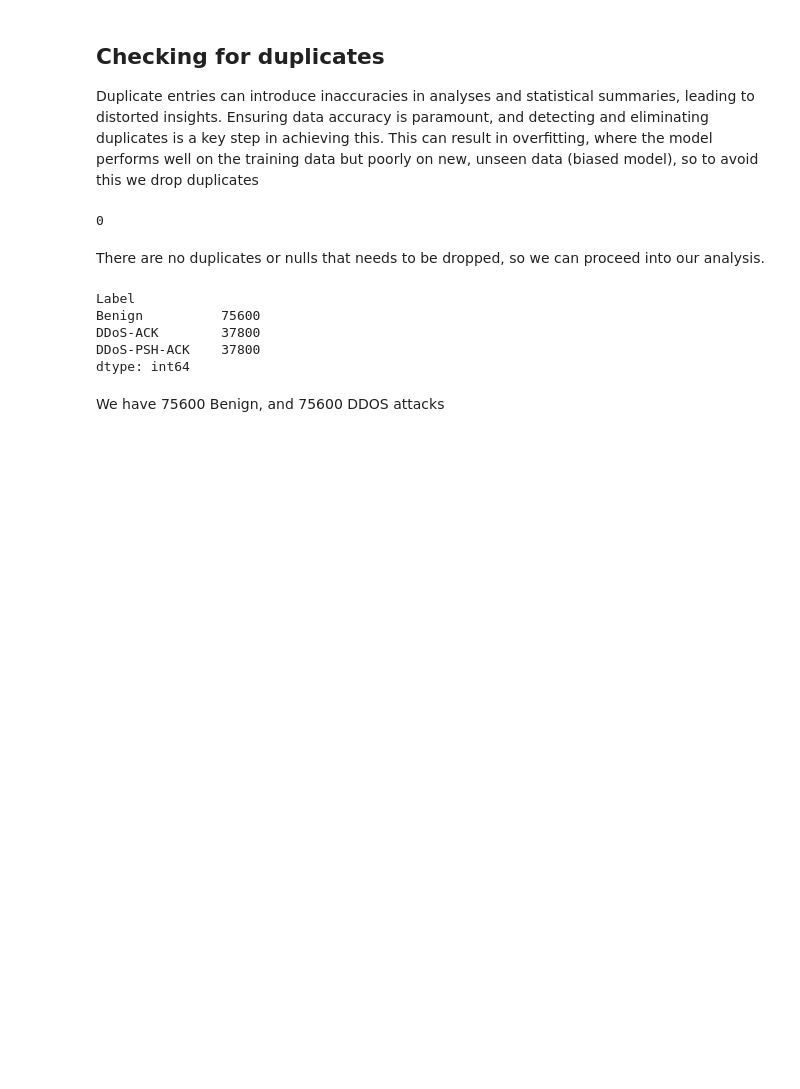
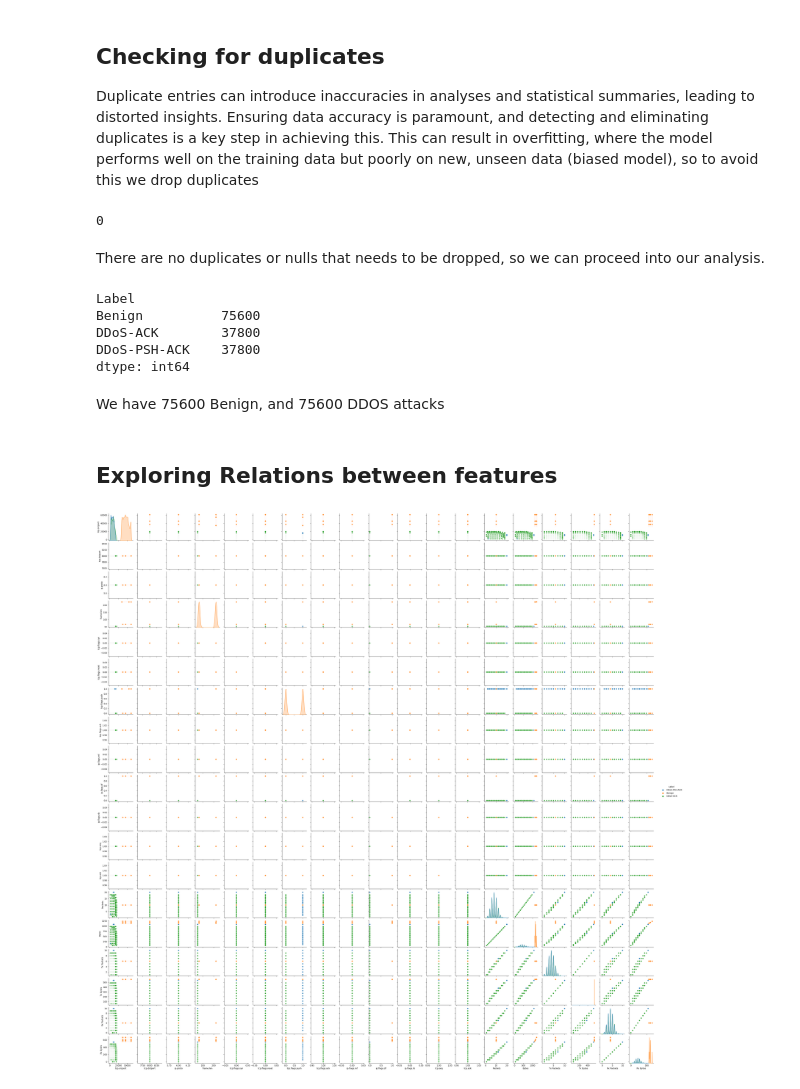
Before and after one commit to Roon311/DDoS-Detection-using-Machine-Learning, a Jupyter notebook: DDoS_Detection_and_Mitigation_using_Machine_Learning.ipynb, the cells around one changed output. Drawn from its saved outputs; the diff is of its cells as text; code cells hidden in the pictures; blank space fills up the shorter version.

Commit message:
pairplot to explore features, and correlation matrix

```diff
--- a/DDoS_Detection_and_Mitigation_using_Machine_Learning.ipynb
+++ b/DDoS_Detection_and_Mitigation_using_Machine_Learning.ipynb
@@ -153,3 +156,10 @@ DDoS-PSH-ACK    37800
 dtype: int64
 # %% [markdown]
 We have 75600 Benign, and 75600 DDOS attacks
+# %% [markdown]
+## **Exploring Relations between features**
+# %%
+sns.pairplot(ddos, hue = 'Label', size = 2, diag_kind = 'kde')
+plt.show()
+# %% [output]
+[figure, added]
```
Also changed, not shown: parts of 2 cells of this notebook.
